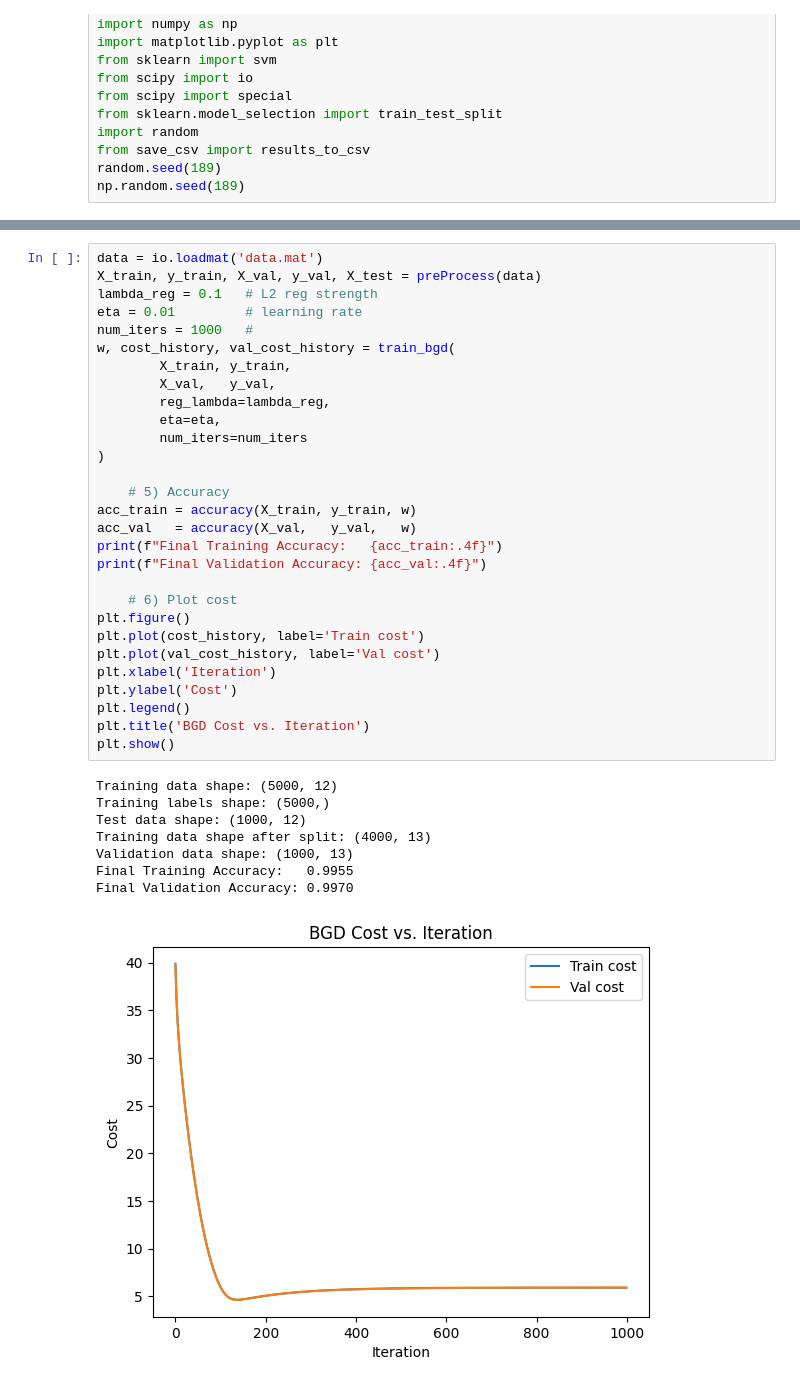
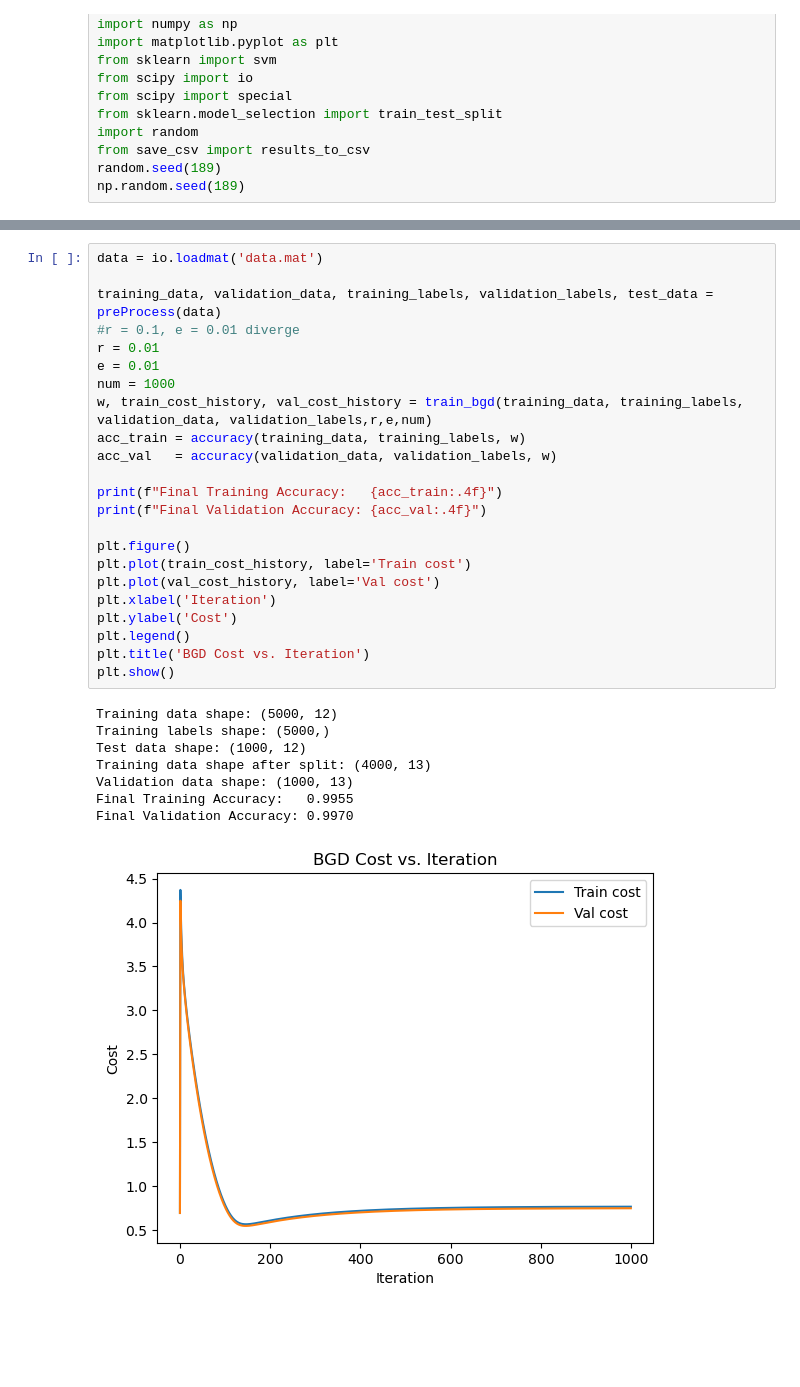
Before and after one commit to CalEricMa/cs189, a Jupyter notebook: hw4/q4.ipynb, the cells around one changed output, grey strips where cells are left out. Drawn from its saved outputs; the diff is of its cells as text; blank space fills up the shorter version.

```diff
--- a/hw4/q4.ipynb
+++ b/hw4/q4.ipynb
@@ -106,40 +82,34 @@ def accuracy(X, y, w):
     return np.mean(preds == y)
 # %%
 data = io.loadmat('data.mat')
-X_train, y_train, X_val, y_val, X_test = preProcess(data)
-lambda_reg = 0.1   # L2 reg strength
-eta = 0.01         # learning rate
-num_iters = 1000   #
-w, cost_history, val_cost_history = train_bgd(
-        X_train, y_train,
-        X_val,   y_val,
-        reg_lambda=lambda_reg,
-        eta=eta,
-        num_iters=num_iters
-)
 
-    # 5) Accuracy
-acc_train = accuracy(X_train, y_train, w)
-acc_val   = accuracy(X_val,   y_val,   w)
+training_data, validation_data, training_labels, validation_labels, test_data = preProcess(data)
+#r = 0.1, e = 0.01 diverge
+r = 0.01
+e = 0.01
+num = 1000
+w, train_cost_history, val_cost_history = train_bgd(training_data, training_labels, validation_data, validation_labels,r,e,num)
+acc_train = accuracy(training_data, training_labels, w)
+acc_val   = accuracy(validation_data, validation_labels, w)
+
 print(f"Final Training Accuracy:   {acc_train:.4f}")
 print(f"Final Validation Accuracy: {acc_val:.4f}")
 
-    # 6) Plot cost
 plt.figure()
-plt.plot(cost_history, label='Train cost')
+plt.plot(train_cost_history, label='Train cost')
 plt.plot(val_cost_history, label='Val cost')
 plt.xlabel('Iteration')
 plt.ylabel('Cost')
 plt.legend()
 plt.title('BGD Cost vs. Iteration')
 plt.show()
 # %% [output]
 Training data shape: (5000, 12)
 Training labels shape: (5000,)
 Test data shape: (1000, 12)
 Training data shape after split: (4000, 13)
 Validation data shape: (1000, 13)
 Final Training Accuracy:   0.9955
 Final Validation Accuracy: 0.9970
-[figure, old version]
+[figure, new version]
 # %%
```
Also changed, not shown: parts of 5 cells of this notebook, 3 other files.
